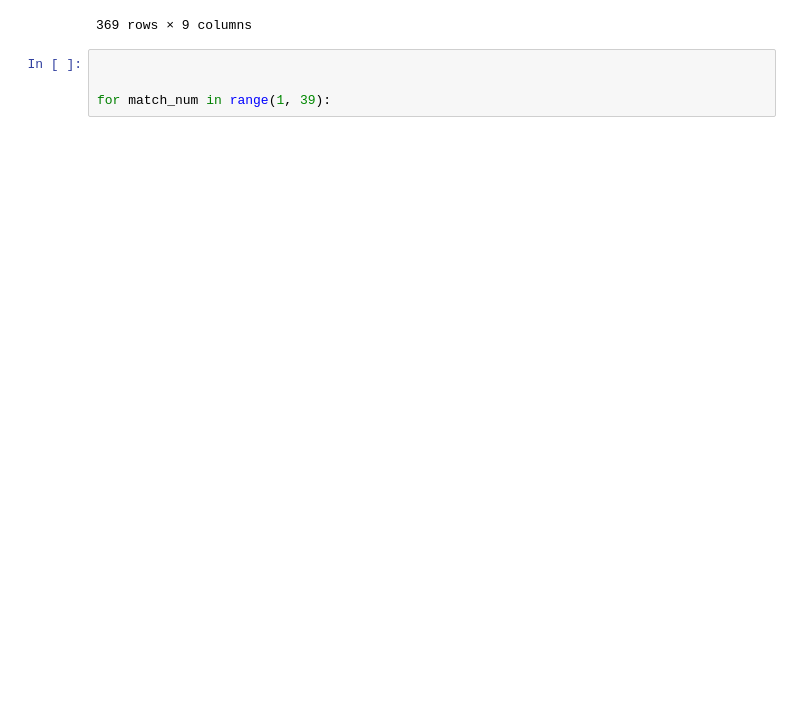
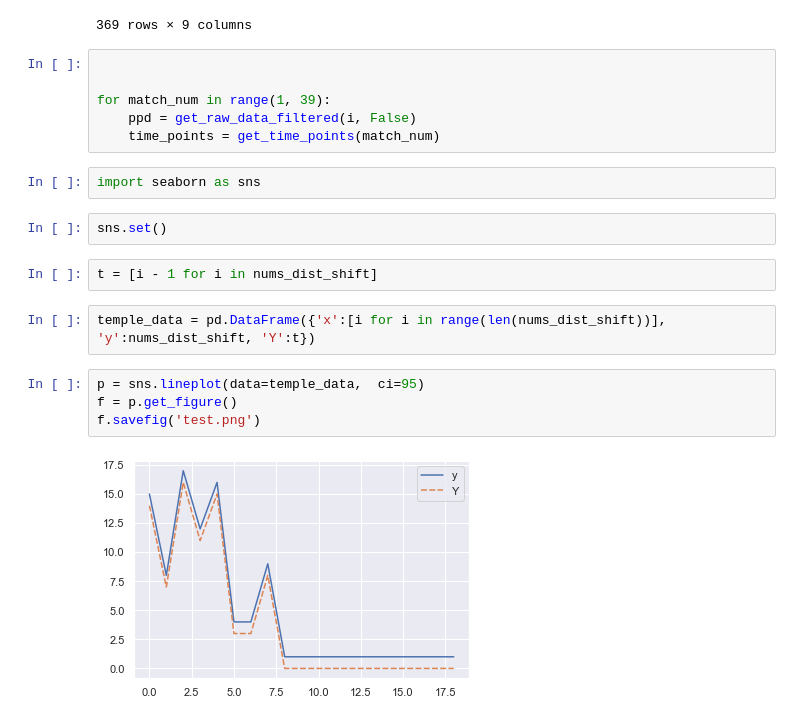
Before and after one commit to jansona/2020_MCM_ICM, a Jupyter notebook: task_1_short.ipynb, the cells around one changed output. Drawn from its saved outputs; the diff is of its cells as text; blank space fills up the shorter version.

```diff
--- a/task_1_short.ipynb
+++ b/task_1_short.ipynb
@@ -407,3 +407,19 @@ ppd
 
 
 for match_num in range(1, 39):
+    ppd = get_raw_data_filtered(i, False)
+    time_points = get_time_points(match_num)
+# %%
+import seaborn as sns
+# %%
+sns.set()
+# %%
+t = [i - 1 for i in nums_dist_shift]
+# %%
+temple_data = pd.DataFrame({'x':[i for i in range(len(nums_dist_shift))], 'y':nums_dist_shift, 'Y':t})
+# %%
+p = sns.lineplot(data=temple_data,  ci=95)
+f = p.get_figure()
+f.savefig('test.png')
+# %% [output]
+[figure, added]
```
Also changed, not shown: 2 other files.
